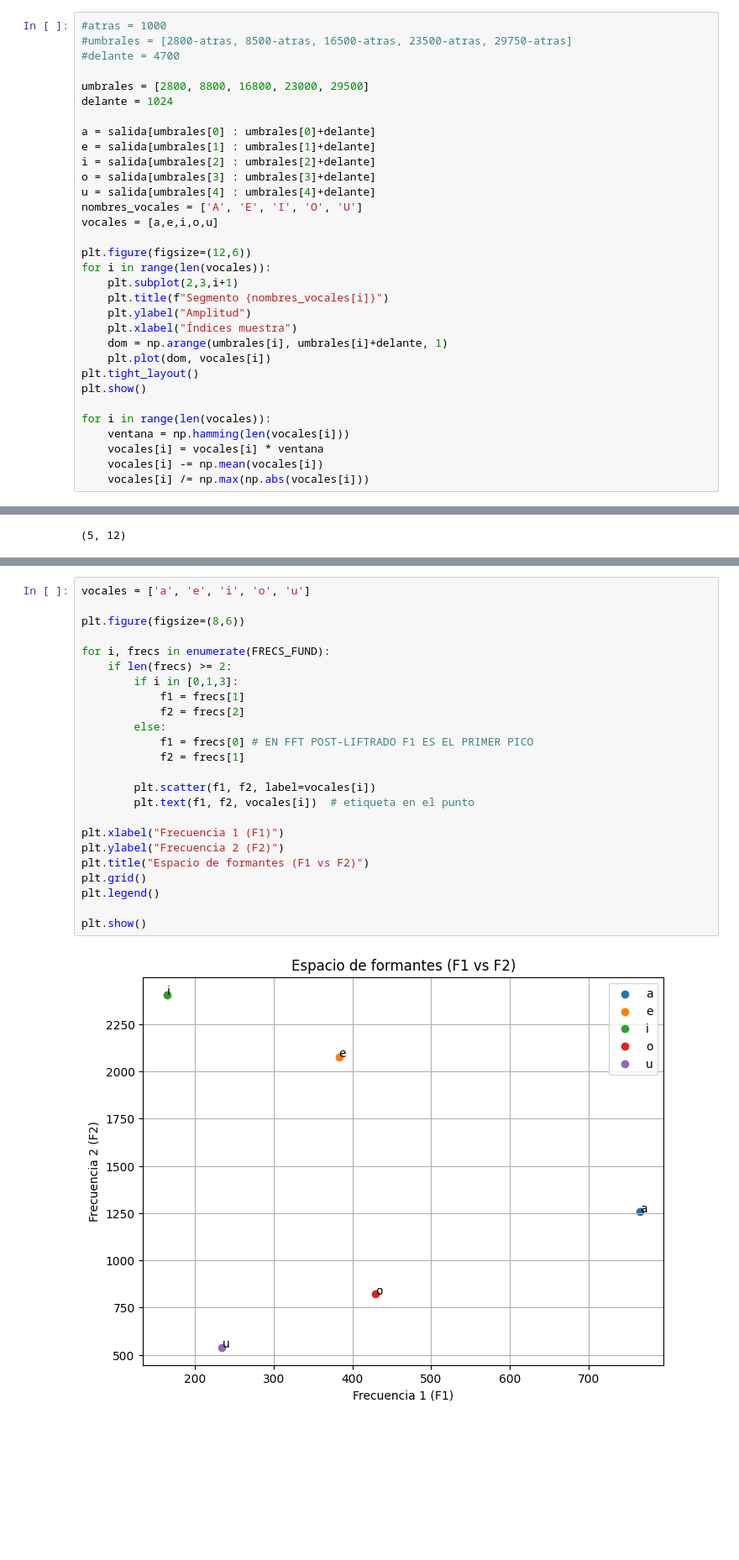
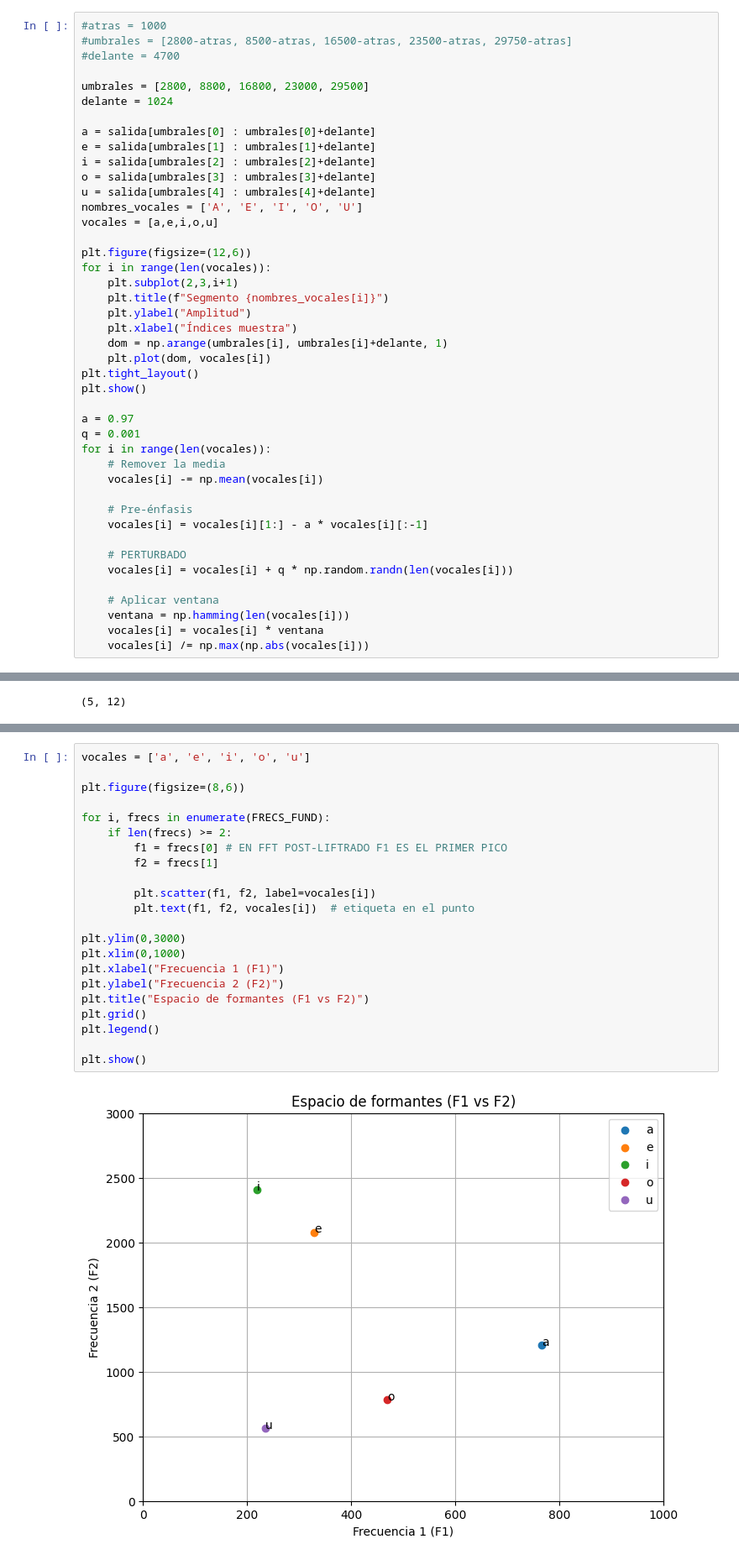
Before and after one commit to DayubMateo/PDS_2026_IIA, a Jupyter notebook: Unidad-2 PD Voz/PDS_TP_2.ipynb, the cells around one changed output, grey strips where cells are left out. Shown at 84% size. Saved outputs shown, nothing was run; the diff lists cells and outputs as text; blank space fills up the shorter version.

```diff
--- a/Unidad-2 PD Voz/PDS_TP_2.ipynb
+++ b/Unidad-2 PD Voz/PDS_TP_2.ipynb
@@ -50,10 +50,21 @@ for i in range(len(vocales)):
 plt.tight_layout()
 plt.show()
 
+a = 0.97
+q = 0.001
 for i in range(len(vocales)):
+    # Remover la media
+    vocales[i] -= np.mean(vocales[i])
+
+    # Pre-énfasis
+    vocales[i] = vocales[i][1:] - a * vocales[i][:-1]
+
+    # PERTURBADO
+    vocales[i] = vocales[i] + q * np.random.randn(len(vocales[i]))
+
+    # Aplicar ventana
     ventana = np.hamming(len(vocales[i]))
     vocales[i] = vocales[i] * ventana
-    vocales[i] -= np.mean(vocales[i])
     vocales[i] /= np.max(np.abs(vocales[i]))
 # %% [output]
 [figure]
@@ -342,26 +353,24 @@ print(frecs_fund)
 # %%
 vocales = ['a', 'e', 'i', 'o', 'u']
 
 plt.figure(figsize=(8,6))
 
 for i, frecs in enumerate(FRECS_FUND):
     if len(frecs) >= 2:
-        if i in [0,1,3]:
-            f1 = frecs[1]
-            f2 = frecs[2]
-        else:
-            f1 = frecs[0] # EN FFT POST-LIFTRADO F1 ES EL PRIMER PICO
-            f2 = frecs[1]
+        f1 = frecs[0] # EN FFT POST-LIFTRADO F1 ES EL PRIMER PICO
+        f2 = frecs[1]
 
         plt.scatter(f1, f2, label=vocales[i])
         plt.text(f1, f2, vocales[i])  # etiqueta en el punto
 
+plt.ylim(0,3000)
+plt.xlim(0,1000)
 plt.xlabel("Frecuencia 1 (F1)")
 plt.ylabel("Frecuencia 2 (F2)")
 plt.title("Espacio de formantes (F1 vs F2)")
 plt.grid()
 plt.legend()
 
 plt.show()
 # %% [output]
-[figure, old version]
+[figure, new version]
```
Also changed, not shown: parts of 7 cells of this notebook, 2 other files.
